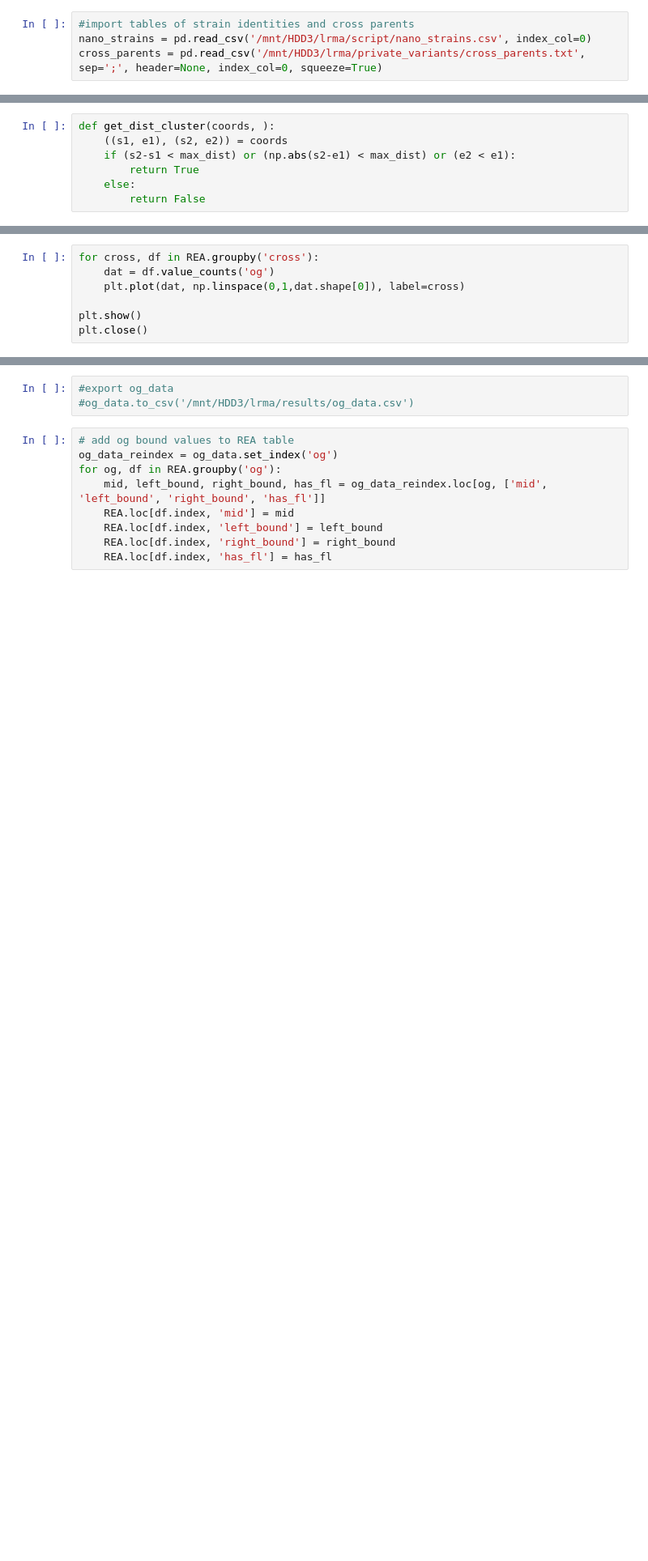
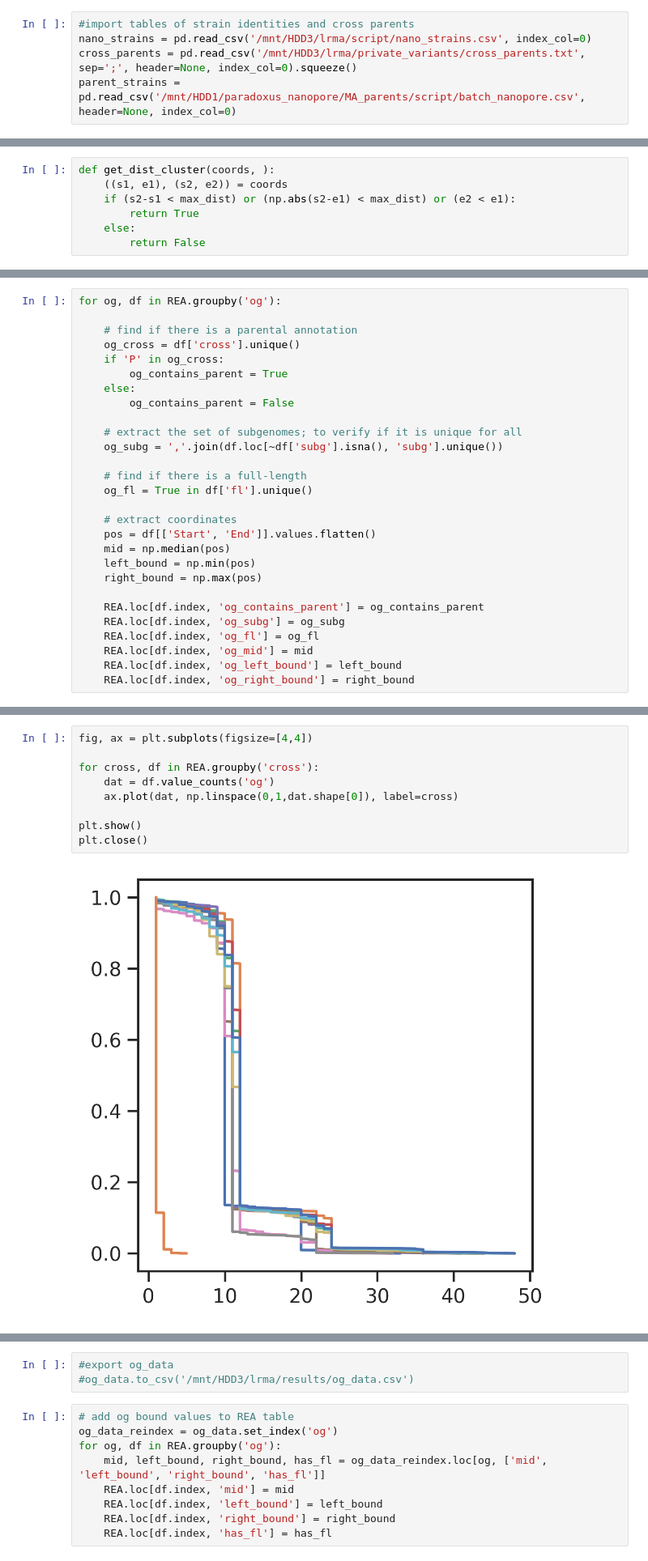
Before and after one commit to mhenault1/lrma, a Jupyter notebook: script/te_annot.ipynb, the cells around one changed output, grey strips where cells are left out. Shown at 81% size. Saved outputs shown, nothing was run; the diff lists cells and outputs as text; blank space fills up the shorter version.

Commit message:
added parental samples to TE annot

```diff
--- a/script/te_annot.ipynb
+++ b/script/te_annot.ipynb
@@ -23,4 +26,5 @@ sns.set(style='ticks', font='DejaVu Sans')
 # %%
 #import tables of strain identities and cross parents
 nano_strains = pd.read_csv('/mnt/HDD3/lrma/script/nano_strains.csv', index_col=0)
-cross_parents = pd.read_csv('/mnt/HDD3/lrma/private_variants/cross_parents.txt', sep=';', header=None, index_col=0, squeeze=True)
+cross_parents = pd.read_csv('/mnt/HDD3/lrma/private_variants/cross_parents.txt', sep=';', header=None, index_col=0).squeeze()
+parent_strains = pd.read_csv('/mnt/HDD1/paradoxus_nanopore/MA_parents/script/batch_nanopore.csv', header=None, index_col=0)
@@ -242,0 +322,28 @@ for (subg, chrom, fam, strand), df in REA.groupby(['subg', 'Query', 'family', 'S
+# %%
+for og, df in REA.groupby('og'):
+
+    # find if there is a parental annotation
+    og_cross = df['cross'].unique()
+    if 'P' in og_cross:
+        og_contains_parent = True
+    else:
+        og_contains_parent = False
+
+    # extract the set of subgenomes; to verify if it is unique for all
+    og_subg = ','.join(df.loc[~df['subg'].isna(), 'subg'].unique())
+
+    # find if there is a full-length
+    og_fl = True in df['fl'].unique()
+
+    # extract coordinates
+    pos = df[['Start', 'End']].values.flatten()
+    mid = np.median(pos)
+    left_bound = np.min(pos)
+    right_bound = np.max(pos)
+
+    REA.loc[df.index, 'og_contains_parent'] = og_contains_parent
+    REA.loc[df.index, 'og_subg'] = og_subg
+    REA.loc[df.index, 'og_fl'] = og_fl
+    REA.loc[df.index, 'og_mid'] = mid
+    REA.loc[df.index, 'og_left_bound'] = left_bound
+    REA.loc[df.index, 'og_right_bound'] = right_bound
@@ -243,7 +352,11 @@ for (subg, chrom, fam, strand), df in REA.groupby(['subg', 'Query', 'family', 'S
 # %%
+fig, ax = plt.subplots(figsize=[4,4])
+
 for cross, df in REA.groupby('cross'):
     dat = df.value_counts('og')
-    plt.plot(dat, np.linspace(0,1,dat.shape[0]), label=cross)
+    ax.plot(dat, np.linspace(0,1,dat.shape[0]), label=cross)
 
 plt.show()
 plt.close()
+# %% [output]
+[figure, added]
```
Also changed, not shown: parts of 28 cells of this notebook.
